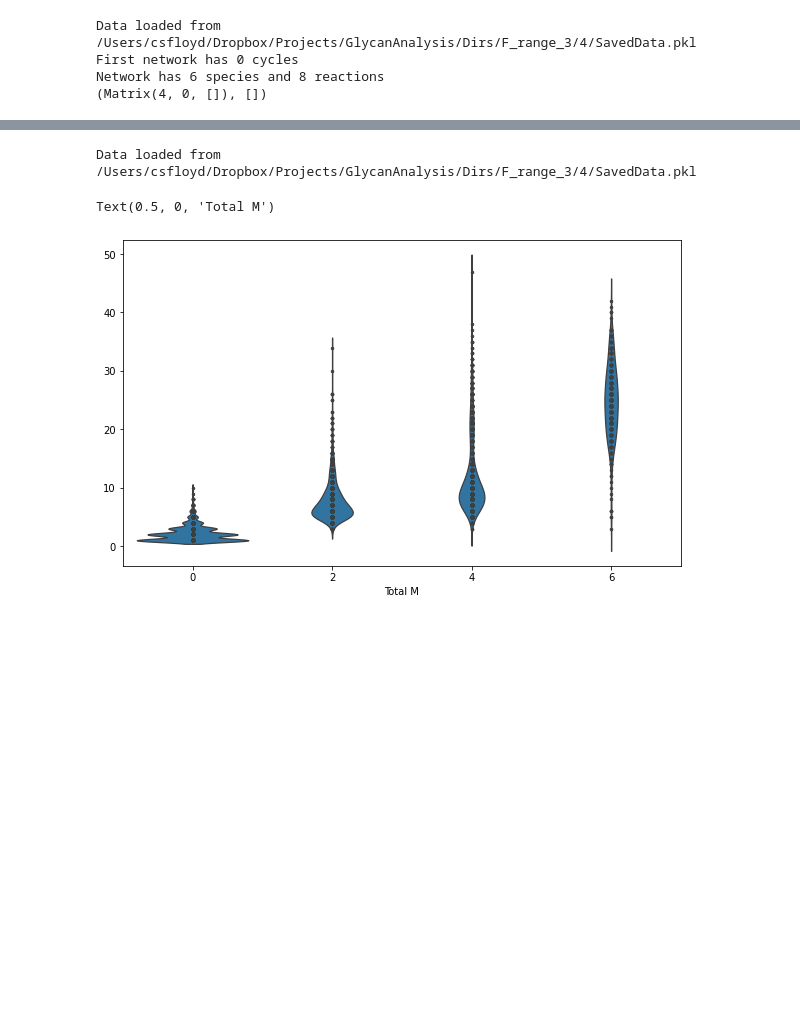
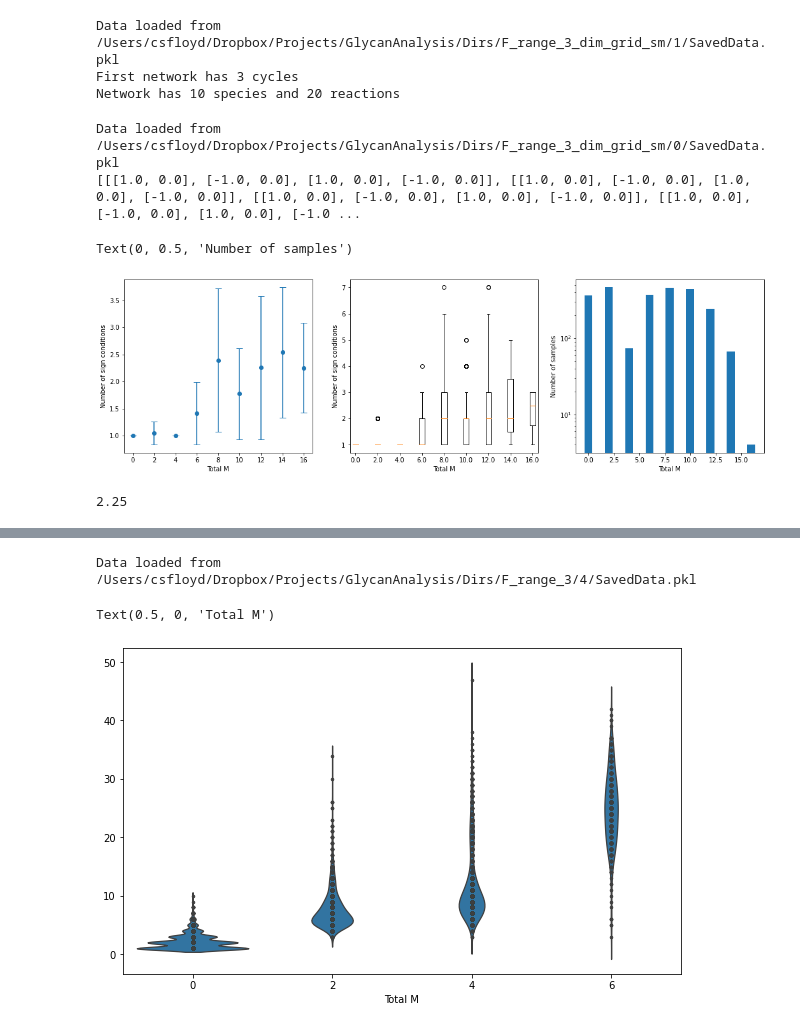
Before and after one commit to csfloyd/GlycanAnalysis, a Jupyter notebook: Python/analyze_data.ipynb, the cells around one changed output, grey strips where cells are left out. Drawn from its saved outputs; the diff is of its cells as text; code cells hidden in the pictures; blank space fills up the shorter version.

```diff
--- a/Python/analyze_data.ipynb
+++ b/Python/analyze_data.ipynb
@@ -5,11 +5,11 @@ import pickle
 import matplotlib.pyplot as plt
 import seaborn as sns
 # %%
-path = "/Users/csfloyd/Dropbox/Projects/GlycanAnalysis/Dirs/F_range_3"
+path = "/Users/csfloyd/Dropbox/Projects/GlycanAnalysis/Dirs/F_range_3_dim_grid_sm"
 
 #with open(path + "/" + str(5) + "/SavedData.pkl", "rb") as file:
 
-file = path + "/" + str(4) + "/SavedData.pkl"
+file = path + "/" + str(1) + "/SavedData.pkl"
 data_logger = NetworkDataLogger(file)
 
 # Access individual networks
@@ -23,17 +23,23 @@ if data_logger.network_data:
     print(f"Network has {network_params['n_species']} species and {network_params['n_reactions']} reactions")
 
     # Access conservation changes
-    conservation_changes = first_network['conservation_changes']
-    M_0t1 = conservation_changes['M_0t1']
-    M_1t0 = conservation_changes['M_1t0']
-    M_0b1 = conservation_changes['M_0b1']
+    interaction_matrix = first_network['interaction_matrix']
 
     # Access cycles and sign conditions
     cycles = first_network['cycles']
-    print(cycles)
+    #print(cycles)
     sign_conditions = first_network['sign_conditions']
 # %% [output]
-Data loaded from /Users/csfloyd/Dropbox/Projects/GlycanAnalysis/Dirs/F_range_3/4/SavedData.pkl
-First network has 0 cycles
-Network has 6 species and 8 reactions
-(Matrix(4, 0, []), [])
+Data loaded from /Users/csfloyd/Dropbox/Projects/GlycanAnalysis/Dirs/F_range_3_dim_grid_sm/1/SavedData.pkl
+First network has 3 cycles
+Network has 10 species and 20 reactions
+# %%
+path = "/Users/csfloyd/Dropbox/Projects/GlycanAnalysis/Dirs/F_range_3_dim_grid_sm"
+file = path + "/" + str(0) + "/SavedData.pkl"
+data_logger = NetworkDataLogger(file)
+
+sign_conditions = data_logger.network_data[0]['sign_conditions']
+print(sign_conditions)
+# %% [output]
+Data loaded from /Users/csfloyd/Dropbox/Projects/GlycanAnalysis/Dirs/F_range_3_dim_grid_sm/0/SavedData.pkl
+[[[1.0, 0.0], [-1.0, 0.0], [1.0, 0.0], [-1.0, 0.0]], [[1.0, 0.0], [-1.0, 0.0], [1.0, 0.0], [-1.0, 0.0]], [[1.0, 0.0], [-1.0, 0.0], [1.0, 0.0], [-1.0, 0.0]], [[1.0, 0.0], [-1.0, 0.0], [1.0, 0.0], [-1.0 ...
@@ -39,0 +94,46 @@ Network has 6 species and 8 reactions
+# %%
+y_data = np.array([data_logger.network_data[m]['n_sign_conditions'] for m in range(len(data_logger.network_data))])
+#y_data = np.array(y_data)
+y_data = np.array(n_unique_signs)
+#M_values = np.array([data_logger.network_data[n]['conservation_changes']['M_0t1'] + data_logger.network_data[n]['conservation_changes']['M_1t0'] + data_logger.network_data[n]['conservation_changes']['M_0b1'] for n in range(len(data_logger.network_data))])
+#M_values = np.array([data_logger.network_data[n]['interaction_matrix'].sum() for n in range(len(data_logger.network_data))])
+M_values = np.array([np.triu(data_logger.network_data[n]['interaction_matrix']).sum() for n in range(len(data_logger.network_data))])
+#M_values = np.array([data_logger.network_data[n]['interaction_matrix'][:2,2].sum() for n in range(len(data_logger.network_data))])
+
+unique_M = np.unique(M_values)
+n_sign_conditions_by_M = {M: y_data[M_values == M].tolist() for M in unique_M}
+means = [np.mean(n_sign_conditions_by_M[M]) for M in unique_M]
+stds = [np.std(n_sign_conditions_by_M[M]) for M in unique_M]
+medians = [np.median(n_sign_conditions_by_M[M]) for M in unique_M]
+mads = [np.median(np.abs(np.array(n_sign_conditions_by_M[M]) - np.median(n_sign_conditions_by_M[M]))) for M in unique_M]
+
+
+
+plt.figure(figsize=(18,5))
+
+plt.subplot(1,3,1)
+plt.errorbar(unique_M, means, yerr=stds, fmt='o', capsize=5)
+#plt.errorbar(unique_M, medians, yerr=mads, fmt='o', capsize=5)
+plt.xlabel('Total M')
+plt.ylabel('Number of sign conditions')
+#plt.ylim(0,12)
+
+plt.subplot(1,3,2)
+plt.boxplot([y_data[M_values == M] for M in unique_M], positions=unique_M)
+plt.xlabel('Total M')
+plt.ylabel('Number of sign conditions')
+#plt.ylim(0,12)
+
+plt.subplot(1,3,3)
+samples_per_M = [np.sum(M_values == M) for M in unique_M]
+plt.bar(unique_M, samples_per_M)
+plt.yscale('log')
+plt.xlabel('Total M')
+plt.ylabel('Number of samples')
+# %% [output]
+Text(0, 0.5, 'Number of samples')
+[figure, added]
+# %%
+print(np.mean(n_sign_conditions_by_M[16]))
+# %% [output]
+2.25
```
Also changed, not shown: parts of 19 cells of this notebook, 10 other files.
